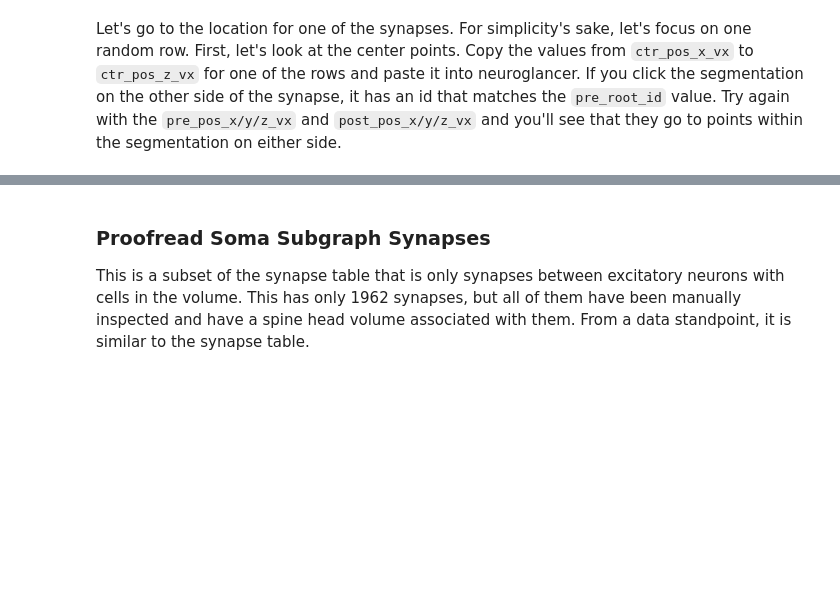
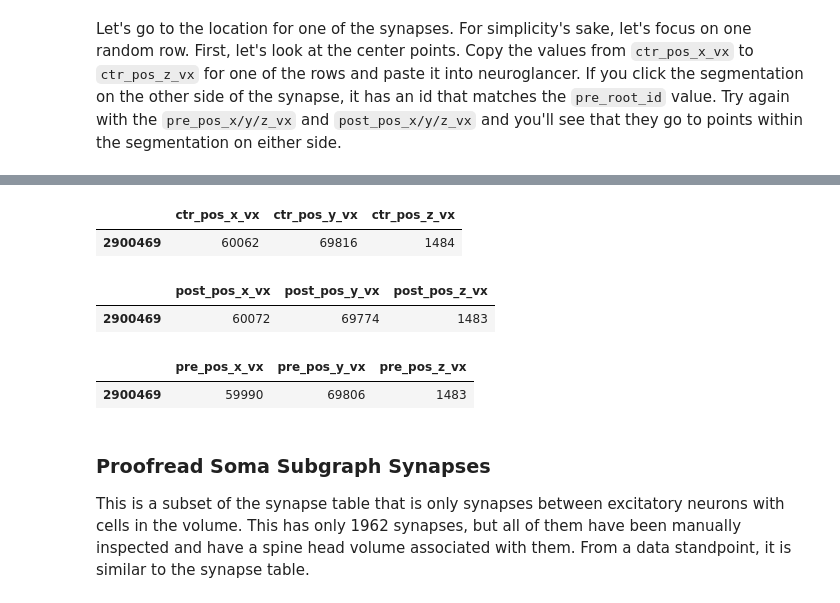
Before and after one commit to AllenInstitute/OFS-EM-Connectomics, a Jupyter notebook: notebooks/1_Synapses_Soma_and_Data_in_Neuroglancer.ipynb, the cells around one changed output, grey strips where cells are left out. Saved outputs shown, nothing was run; the diff lists cells and outputs as text; code cells hidden in the pictures; blank space fills up the shorter version.

```diff
--- a/notebooks/1_Synapses_Soma_and_Data_in_Neuroglancer.ipynb
+++ b/notebooks/1_Synapses_Soma_and_Data_in_Neuroglancer.ipynb
@@ -186,0 +224,9 @@ synapse_df.query('post_root_id == @root_id' ).iloc[[1320]]
+# %%
+row = synapse_df.query('post_root_id == @root_id' ).iloc[[1320]]
+display(row)
+
+# show the synapse points together for easy pasting:
+display(row[['ctr_pos_x_vx', 'ctr_pos_y_vx', 'ctr_pos_z_vx']])
+display(row[['post_pos_x_vx', 'post_pos_y_vx', 'post_pos_z_vx']])
+display(row[['pre_pos_x_vx', 'pre_pos_y_vx', 'pre_pos_z_vx']])
+# %% [output]
@@ -187,3 +235,9 @@ synapse_df.query('post_root_id == @root_id' ).iloc[[1320]]
+|  | ctr_pos_x_vx | ctr_pos_y_vx | ctr_pos_z_vx |
+| 2900469 | 60062 | 69816 | 1484 |
+|  | post_pos_x_vx | post_pos_y_vx | post_pos_z_vx |
+| 2900469 | 60072 | 69774 | 1483 |
+|  | pre_pos_x_vx | pre_pos_y_vx | pre_pos_z_vx |
+| 2900469 | 59990 | 69806 | 1483 |
 # %% [markdown]
 ### Proofread Soma Subgraph Synapses
 
```
Also changed, not shown: parts of 16 cells of this notebook, 1 other file.
